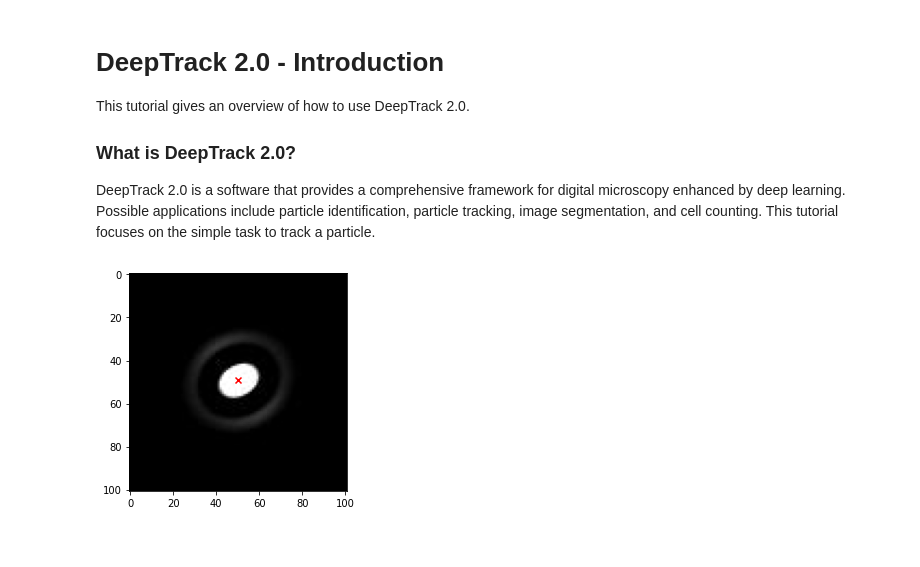
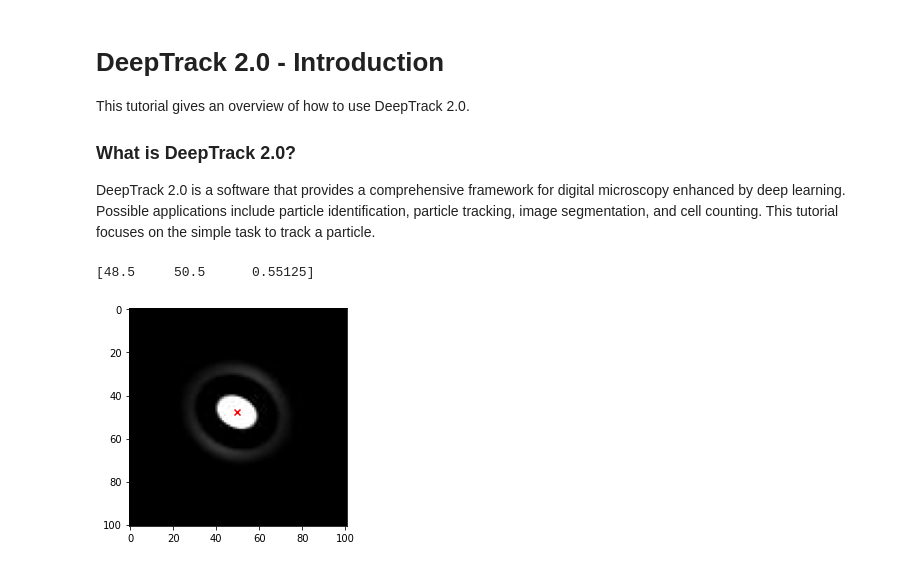
Before and after one commit to courtneyzhan/particle-tracking, a Jupyter notebook: deeptrack_particle_tracking_cnn.ipynb, the cells around one changed output. Cells and saved outputs as stored; diff of their text form; code cells hidden in the pictures.

```diff
--- a/deeptrack_particle_tracking_cnn.ipynb
+++ b/deeptrack_particle_tracking_cnn.ipynb
@@ -20,26 +22,30 @@ from matplotlib import image
 # %%
 # Load in single image
 img_data = image.imread('/Users/zhimin/Courtney/winter_research/data/dataset/image1.jpg')
 
 # Convert to DeepTrack 2.0 Feature
 img_data = dt.features.Dataset(img_data)
 output_image = img_data.resolve()
 
 # Display image
 plt.imshow(output_image)
 
 # Load in Labels
 dataset = pd.read_csv('/Users/zhimin/Courtney/winter_research/data/csv/data.csv')
 dataset = np.array(dataset)
 
+dataset = dataset / 2.0
+
 label = dataset[0]
+print(label)
 
 # Plot single image against label position
 plt.imshow(np.squeeze(output_image), cmap='gray')
 plt.scatter(label[1] - 1, label[0] - 1, c="r", marker="x") # 1-indexed, compensate with -1
 plt.show()
 # %% [output]
+[48.5     50.5      0.55125]
-[figure, old version]
+[figure, new version]
 # %%
 # ==========================================
 # Load in all images
```
Also changed, not shown: parts of 5 cells of this notebook.
